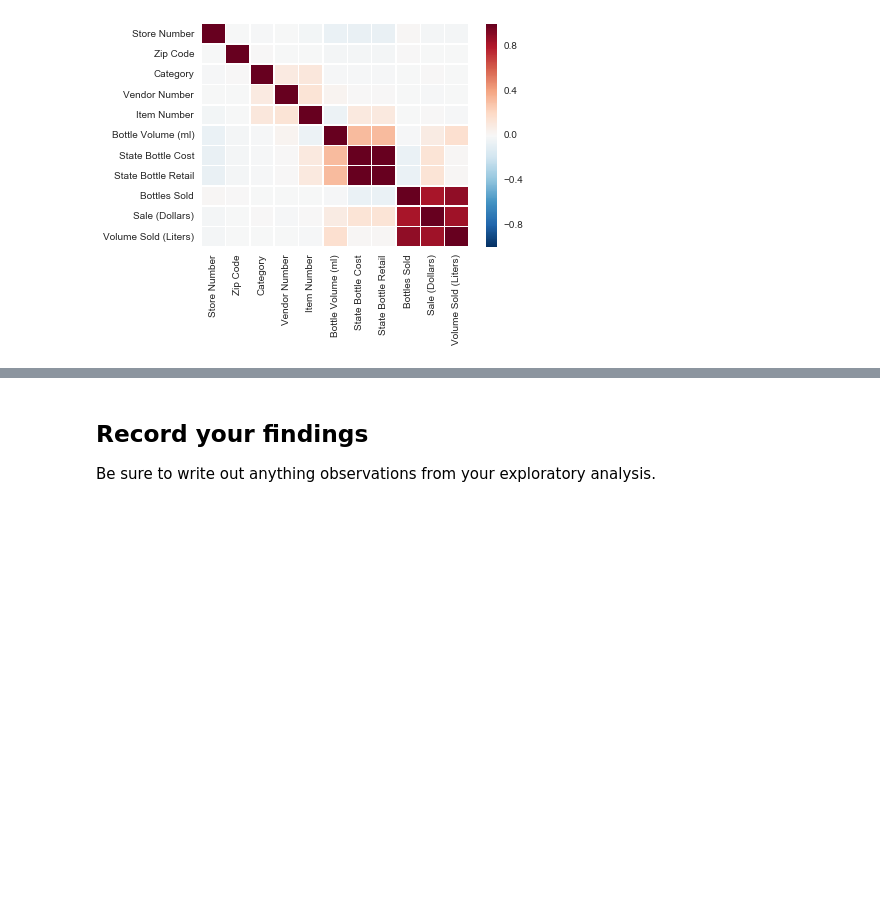
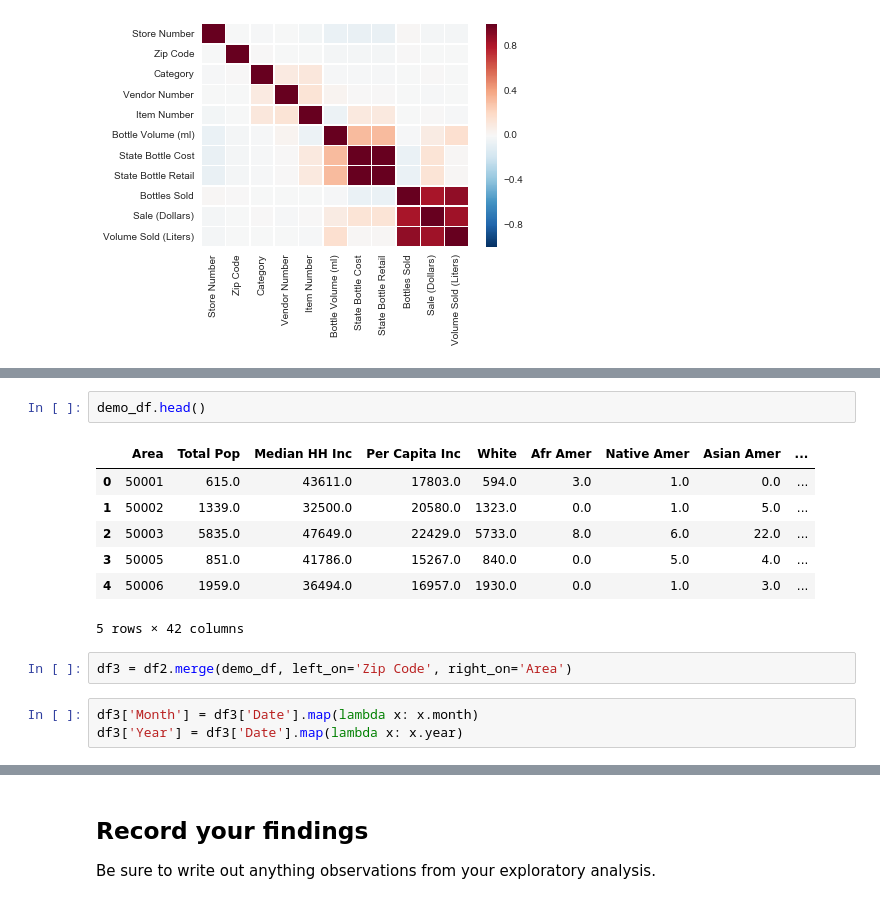
Before and after one commit to spockl/ga-dsi-1, a Jupyter notebook: projects/projects-weekly/project-03/starter-code/project-3-jocelyn-ong.ipynb, the cells around one changed output, grey strips where cells are left out. Saved outputs shown, nothing was run; the diff lists cells and outputs as text; blank space fills up the shorter version.

```diff
--- a/projects/projects-weekly/project-03/starter-code/project-3-jocelyn-ong.ipynb
+++ b/projects/projects-weekly/project-03/starter-code/project-3-jocelyn-ong.ipynb
@@ -241,0 +323,15 @@ sns.heatmap(df2.corr(), linewidths=0.5)
+# %%
+demo_df.head()
+# %% [output]
+|  | Area | Total Pop | Median HH Inc | Per Capita Inc | White | Afr Amer | Native Amer | Asian Amer | ... |
+| 0 | 50001 | 615.0 | 43611.0 | 17803.0 | 594.0 | 3.0 | 1.0 | 0.0 | ... |
+| 1 | 50002 | 1339.0 | 32500.0 | 20580.0 | 1323.0 | 0.0 | 1.0 | 5.0 | ... |
+| 2 | 50003 | 5835.0 | 47649.0 | 22429.0 | 5733.0 | 8.0 | 6.0 | 22.0 | ... |
+| 3 | 50005 | 851.0 | 41786.0 | 15267.0 | 840.0 | 0.0 | 5.0 | 4.0 | ... |
+| 4 | 50006 | 1959.0 | 36494.0 | 16957.0 | 1930.0 | 0.0 | 1.0 | 3.0 | ... |
+5 rows × 42 columns
+# %%
+df3 = df2.merge(demo_df, left_on='Zip Code', right_on='Area')
+# %%
+df3['Month'] = df3['Date'].map(lambda x: x.month)
+df3['Year'] = df3['Date'].map(lambda x: x.year)
```
Also changed, not shown: parts of 20 cells of this notebook.
